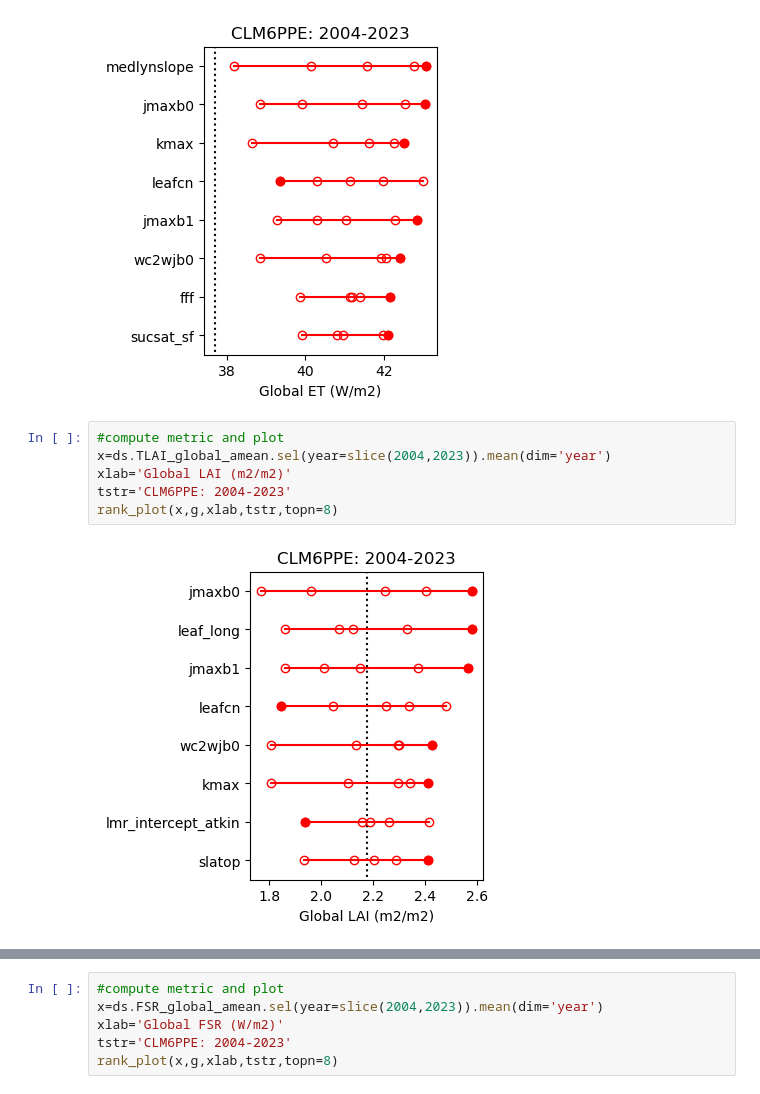
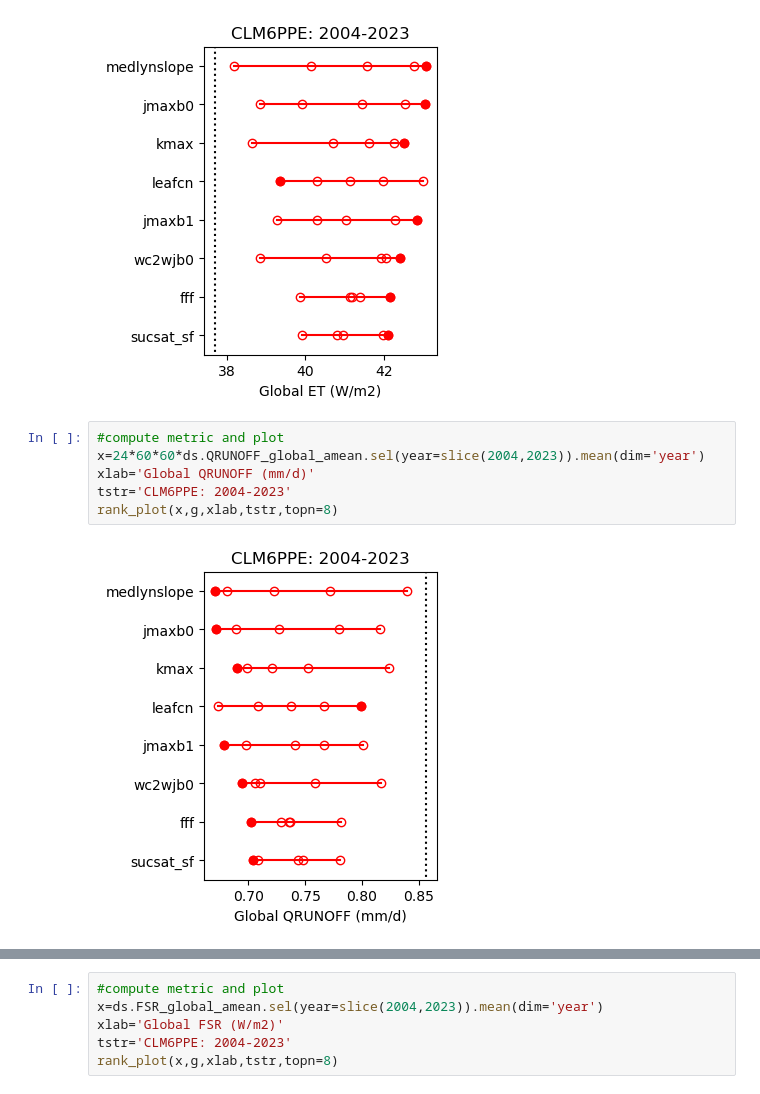
Before and after one commit to NCAR/ctsm6_ppe, a Jupyter notebook: diagnostics/diags.ipynb, the cells around one changed output, grey strips where cells are left out. Drawn from its saved outputs; the diff is of its cells as text.

Commit message:
rank plot

```diff
--- a/diagnostics/diags.ipynb
+++ b/diagnostics/diags.ipynb
@@ -62,9 +101,9 @@ rank_plot(x,g,xlab,tstr,topn=8)
 [figure]
 # %%
 #compute metric and plot
-x=ds.TLAI_global_amean.sel(year=slice(2004,2023)).mean(dim='year')
-xlab='Global LAI (m2/m2)'
+x=24*60*60*ds.QRUNOFF_global_amean.sel(year=slice(2004,2023)).mean(dim='year')
+xlab='Global QRUNOFF (mm/d)'
 tstr='CLM6PPE: 2004-2023'
 rank_plot(x,g,xlab,tstr,topn=8)
 # %% [output]
-[figure, old version]
+[figure, new version]
```
Also changed, not shown: parts of 11 cells of this notebook, 3 other files.
